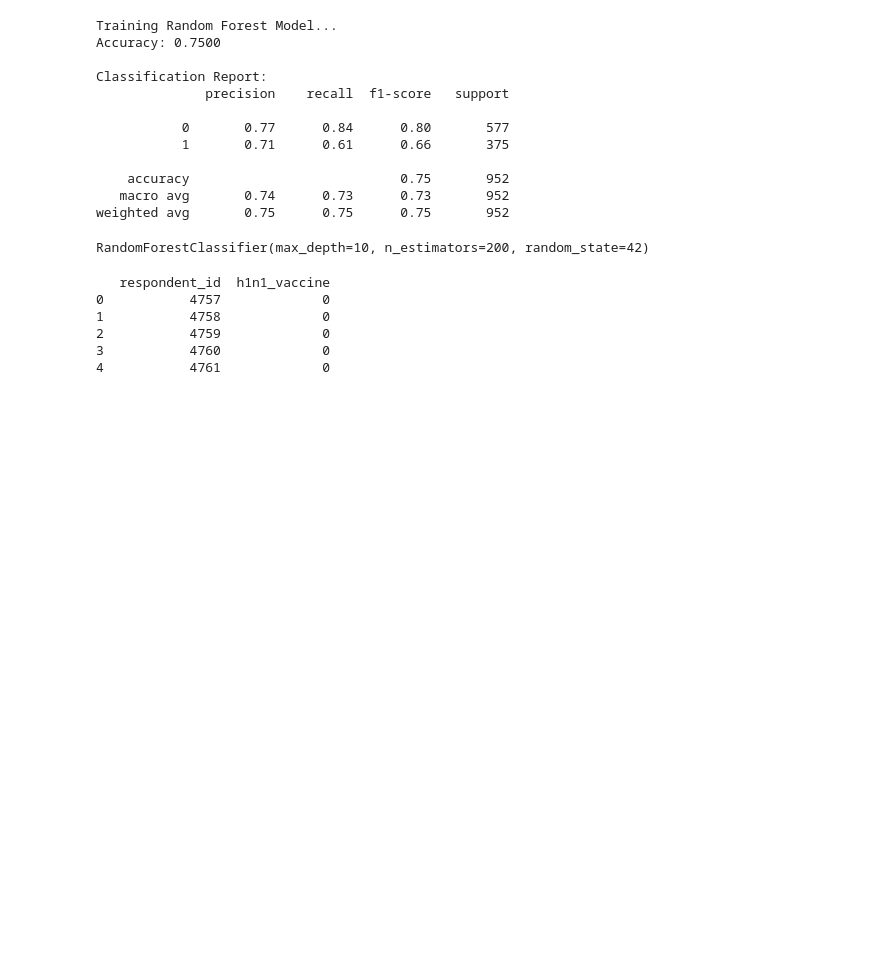
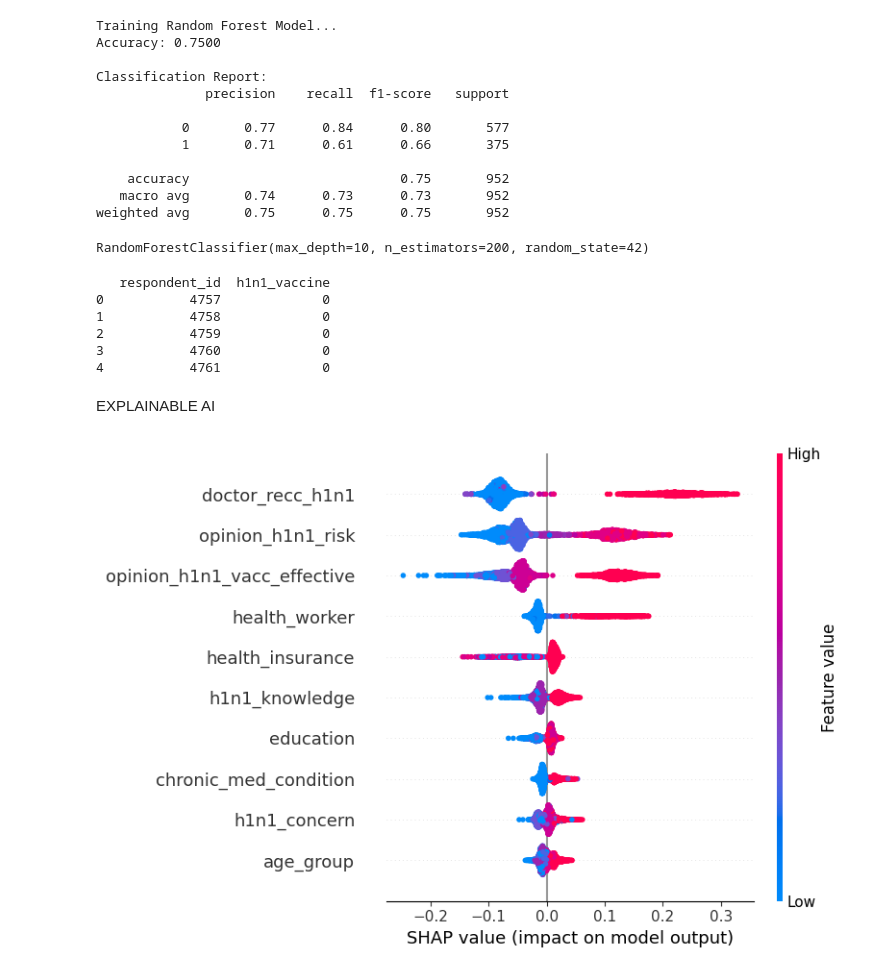
Before and after one commit to UHgroup16/Data-Science-Challenge, a Jupyter notebook: global_knn_RF.ipynb, the cells around one changed output. Saved outputs shown, nothing was run; the diff lists cells and outputs as text; code cells hidden in the pictures; blank space fills up the shorter version.

Commit message:
added xAI shapley values

```diff
--- a/global_knn_RF.ipynb
+++ b/global_knn_RF.ipynb
@@ -164,3 +164,15 @@ print(submission.head())
 2           4759             0
 3           4760             0
 4           4761             0
+# %% [markdown]
+EXPLAINABLE AI
+# %%
+#shapley values and feature importance
+import shap
+explainer = shap.TreeExplainer(model)
+shap_values = explainer.shap_values(X_imputed)
+
+#visualize the SHAP values for the first 10 samples
+shap.summary_plot(shap_values[:, :, 1], X_imputed, max_display=10)
+# %% [output]
+[figure, added]
```
Also changed, not shown: parts of 1 cell of this notebook.
